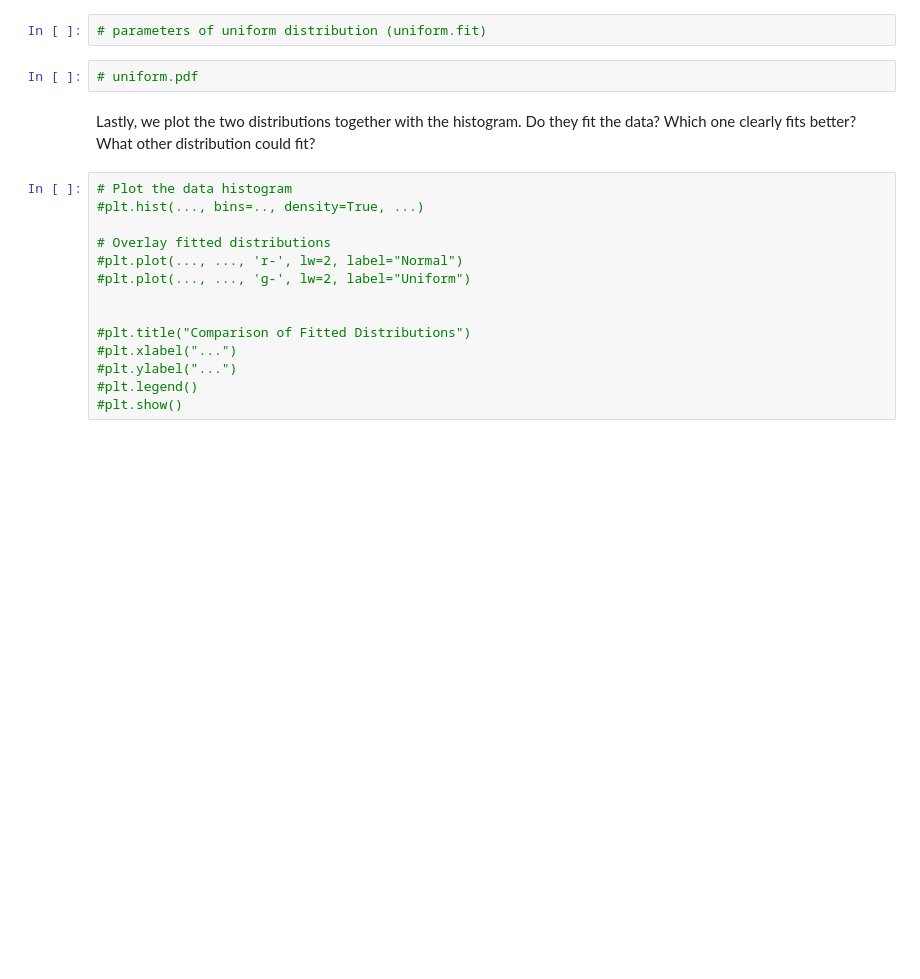
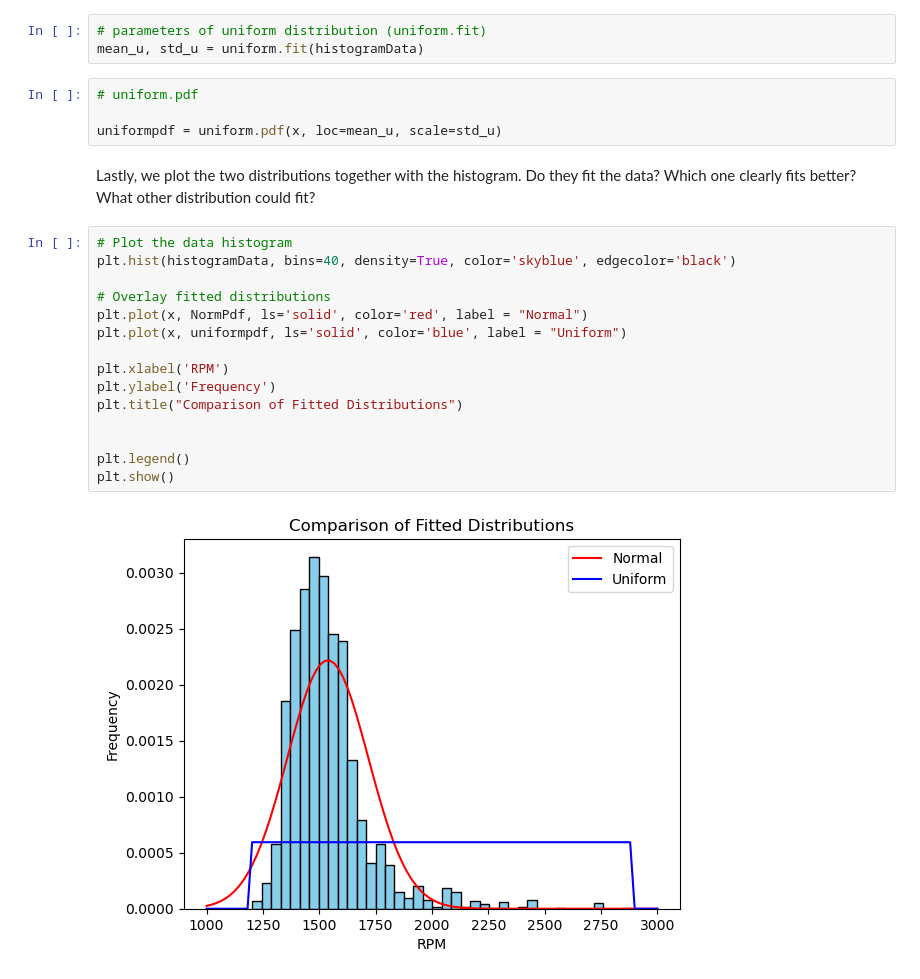
Before and after one commit to MathijsCok/Toegepaste_AI, a Jupyter notebook: Week2_Probability_Distributions_Exercise.ipynb, the cells around one changed output. Drawn from its saved outputs; the diff is of its cells as text; blank space fills up the shorter version.

```diff
--- a/Week2_Probability_Distributions_Exercise.ipynb
+++ b/Week2_Probability_Distributions_Exercise.ipynb
@@ -119,21 +131,27 @@ Overlay the fitted normal curve on the histogram. Use the previously generated x
 Next, we fit a uniform distribution just as comparison. Again, we must estimate the parameters of the distribution and then calculate the probability density function.
 # %%
 # parameters of uniform distribution (uniform.fit)
+mean_u, std_u = uniform.fit(histogramData)
 # %%
 # uniform.pdf
+
+uniformpdf = uniform.pdf(x, loc=mean_u, scale=std_u)
 # %% [markdown]
 Lastly, we plot the two distributions together with the histogram. Do they fit the data? Which one clearly fits better? What other distribution could fit?
 # %%
 # Plot the data histogram
-#plt.hist(..., bins=.., density=True, ...)
+plt.hist(histogramData, bins=40, density=True, color='skyblue', edgecolor='black')
 
 # Overlay fitted distributions
-#plt.plot(..., ..., 'r-', lw=2, label="Normal")
-#plt.plot(..., ..., 'g-', lw=2, label="Uniform")
+plt.plot(x, NormPdf, ls='solid', color='red', label = "Normal")
+plt.plot(x, uniformpdf, ls='solid', color='blue', label = "Uniform")
+
+plt.xlabel('RPM')
+plt.ylabel('Frequency')
+plt.title("Comparison of Fitted Distributions")
 
 
-#plt.title("Comparison of Fitted Distributions")
-#plt.xlabel("...")
-#plt.ylabel("...")
-#plt.legend()
-#plt.show()
+plt.legend()
+plt.show()
+# %% [output]
+[figure, added]
```
Also changed, not shown: parts of 5 cells of this notebook, 1 other file.
